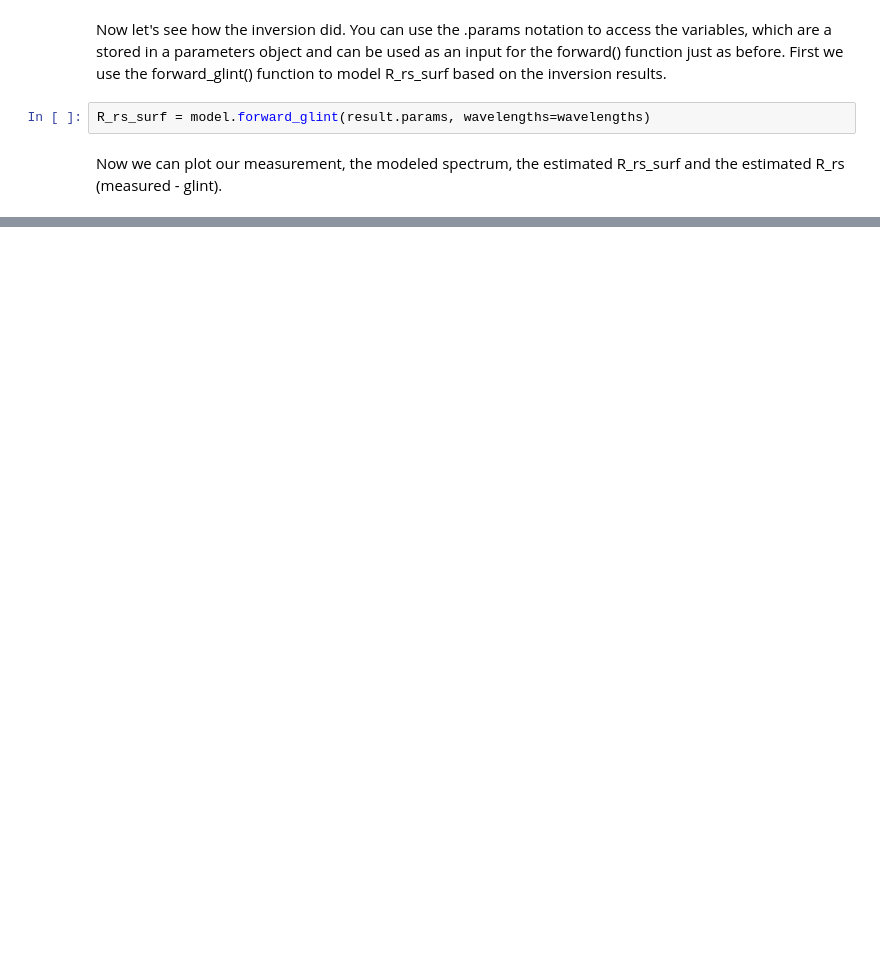
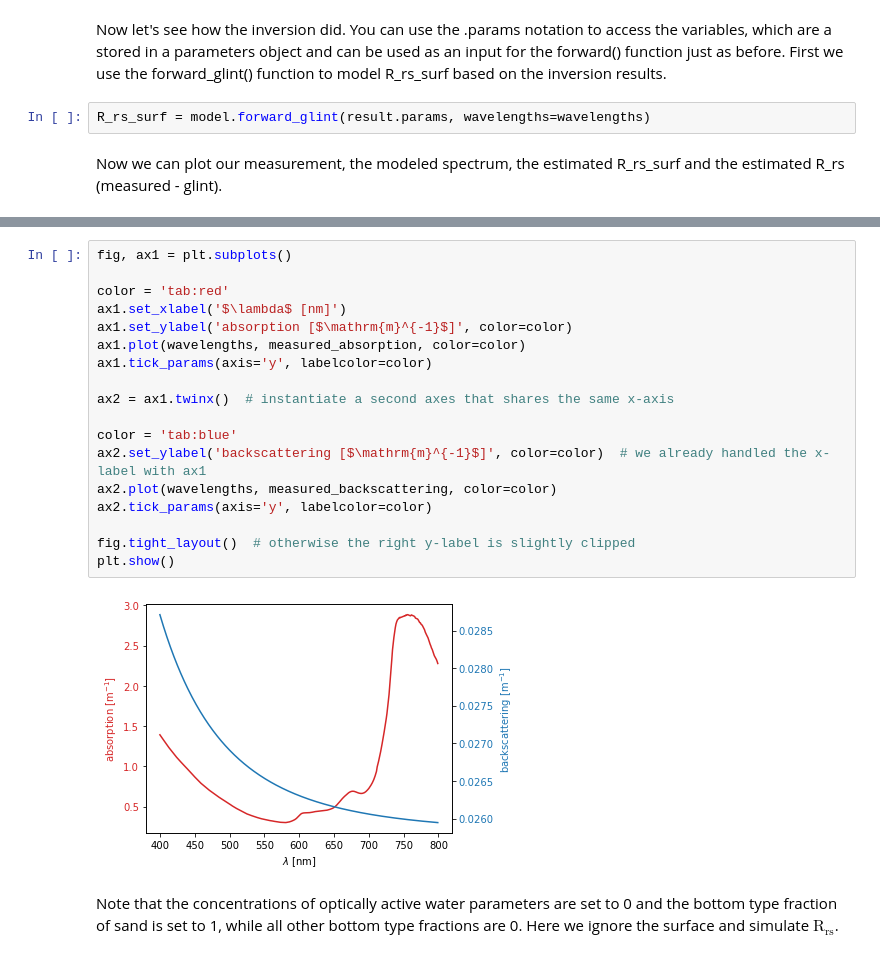
Before and after one commit to CMLandOcean/bio_optics, a Jupyter notebook: bio_optics/examples/01_How to use the forward and inverse functions.ipynb, the cells around one changed output, grey strips where cells are left out. Saved outputs shown, nothing was run; the diff lists cells and outputs as text; blank space fills up the shorter version.

```diff
--- a/bio_optics/examples/01_How to use the forward and inverse functions.ipynb
+++ b/bio_optics/examples/01_How to use the forward and inverse functions.ipynb
@@ -194,0 +202,22 @@ plt.show()
+# %%
+fig, ax1 = plt.subplots()
+
+color = 'tab:red'
+ax1.set_xlabel('$\lambda$ [nm]')
+ax1.set_ylabel('absorption [$\mathrm{m}^{-1}$]', color=color)
+ax1.plot(wavelengths, measured_absorption, color=color)
+ax1.tick_params(axis='y', labelcolor=color)
+
+ax2 = ax1.twinx()  # instantiate a second axes that shares the same x-axis
+
+color = 'tab:blue'
+ax2.set_ylabel('backscattering [$\mathrm{m}^{-1}$]', color=color)  # we already handled the x-label with ax1
+ax2.plot(wavelengths, measured_backscattering, color=color)
+ax2.tick_params(axis='y', labelcolor=color)
+
+fig.tight_layout()  # otherwise the right y-label is slightly clipped
+plt.show()
+# %% [output]
+[figure, added]
+# %% [markdown]
+Note that the concentrations of optically active water parameters are set to 0 and the bottom type fraction of sand is set to 1, while all other bottom type fractions are 0. Here we ignore the surface and simulate $\mathrm{R_{rs}}$.
```
Also changed, not shown: parts of 14 cells of this notebook.
